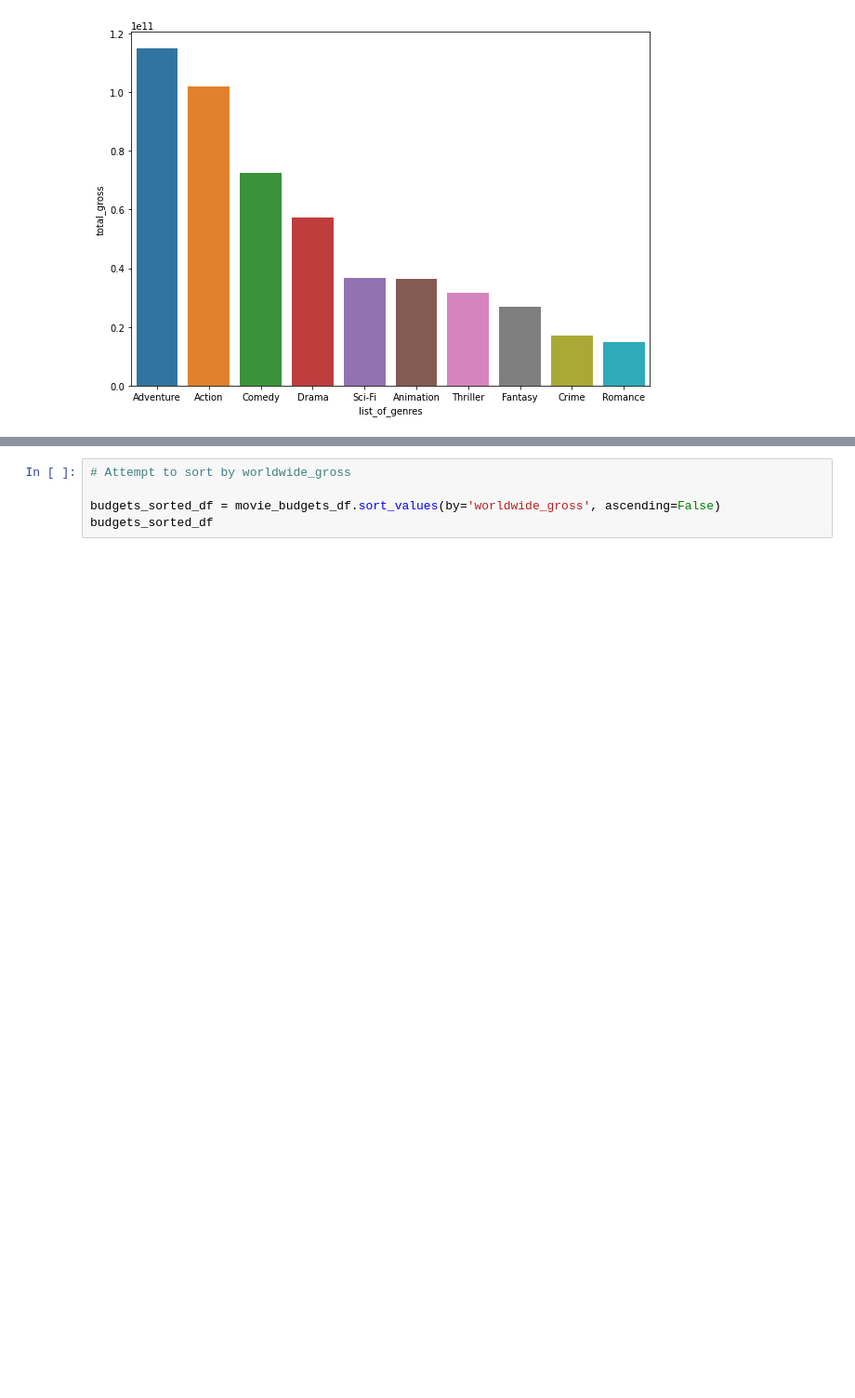
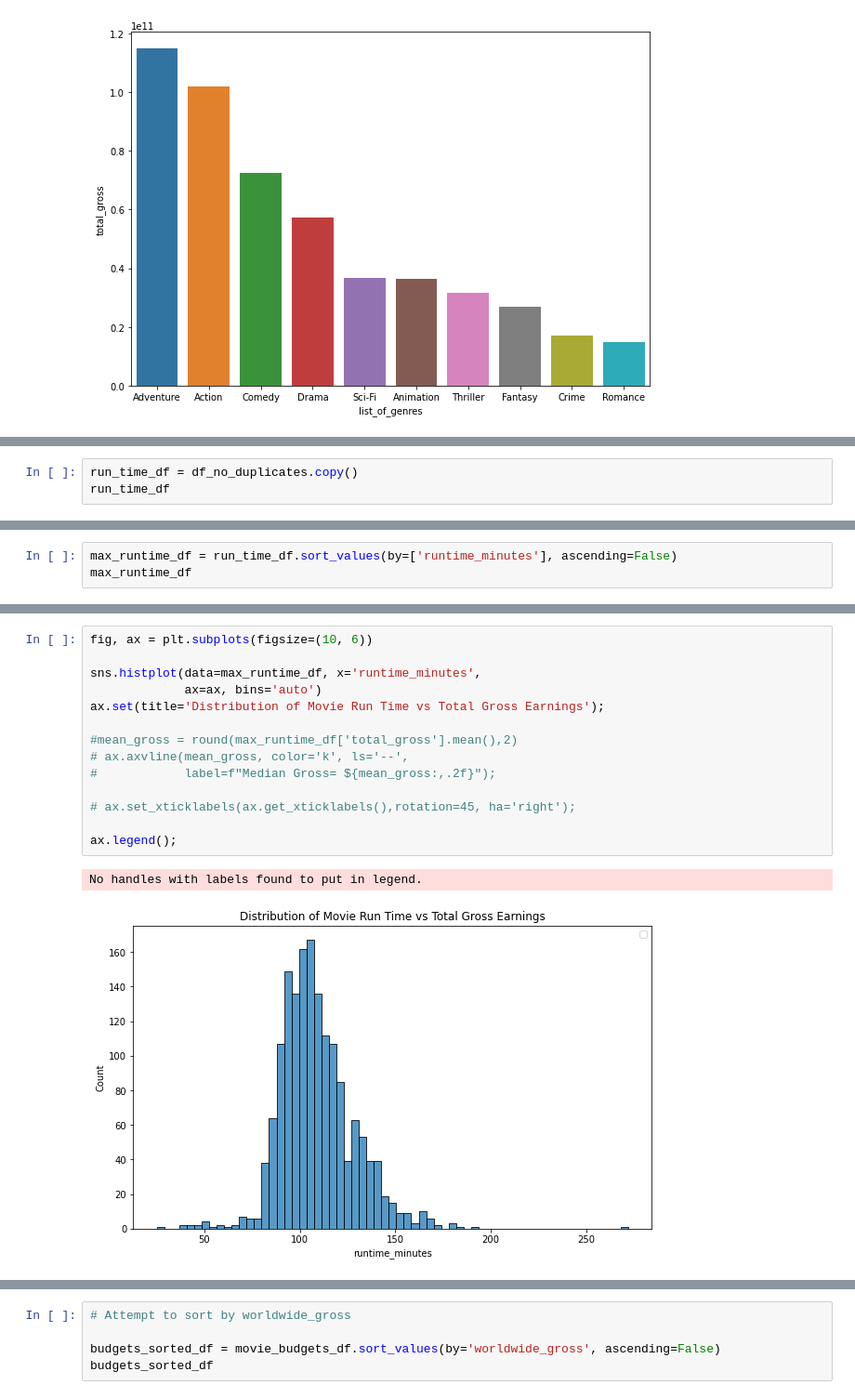
Before and after one commit to GusVilla303/dsc-phase-1-project, a Jupyter notebook: microsoft-movie-analysis.ipynb, the cells around one changed output, grey strips where cells are left out. Shown: that part at 93% size. Cells and saved outputs as stored; diff of their text form; blank space fills up the shorter version.

Commit message:
Create Runtime Minutes dataframe and start related histogram plot

```diff
--- a/microsoft-movie-analysis.ipynb
+++ b/microsoft-movie-analysis.ipynb
@@ -632,0 +635,3 @@ sns.barplot(
+# %%
+run_time_df = df_no_duplicates.copy()
+run_time_df
@@ -632,0 +652,3 @@ sns.barplot(
+# %%
+max_runtime_df = run_time_df.sort_values(by=['runtime_minutes'], ascending=False)
+max_runtime_df
@@ -632,0 +669,17 @@ sns.barplot(
+# %%
+fig, ax = plt.subplots(figsize=(10, 6))
+
+sns.histplot(data=max_runtime_df, x='runtime_minutes',
+             ax=ax, bins='auto')
+ax.set(title='Distribution of Movie Run Time vs Total Gross Earnings');
+
+#mean_gross = round(max_runtime_df['total_gross'].mean(),2)
+# ax.axvline(mean_gross, color='k', ls='--',
+#            label=f"Median Gross= ${mean_gross:,.2f}");
+
+# ax.set_xticklabels(ax.get_xticklabels(),rotation=45, ha='right');
+
+ax.legend();
+# %% [output]
+No handles with labels found to put in legend.
+[figure, added]
```
Also changed, not shown: parts of 6 cells of this notebook.
